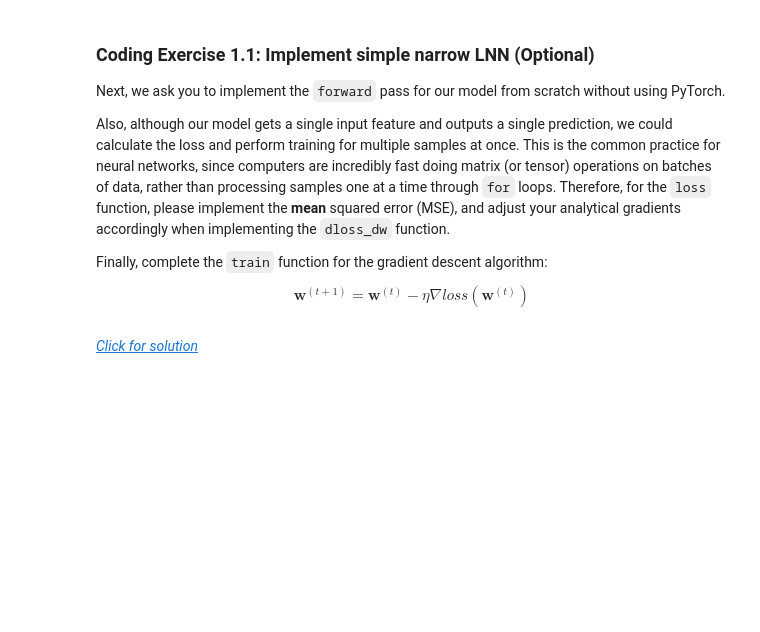
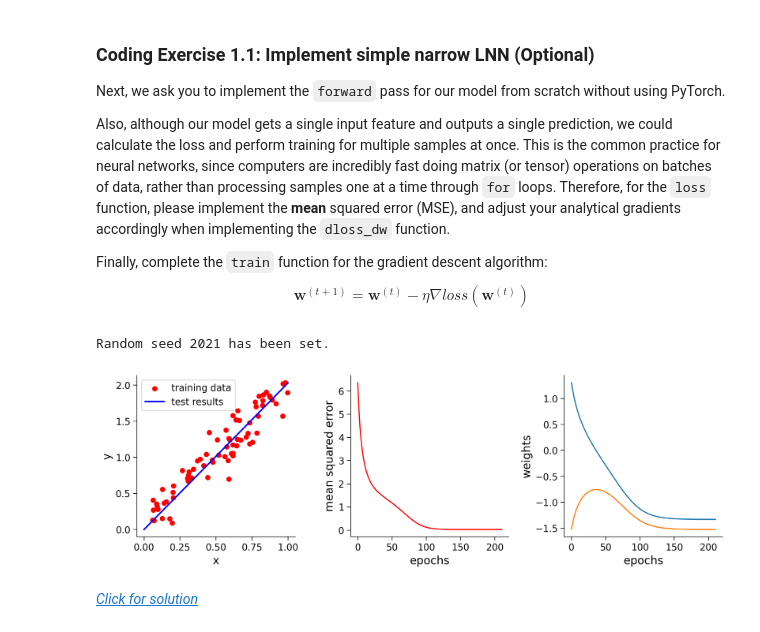
Before and after one commit to Xiaoyue-Zhou/NeuroMatch-DL, a Jupyter notebook: tutorials/W1D2_LinearDeepLearning/student/W1D2_Tutorial2.ipynb, the cells around one changed output. Drawn from its saved outputs; the diff is of its cells as text; code cells hidden in the pictures; blank space fills up the shorter version.

```diff
--- a/tutorials/W1D2_LinearDeepLearning/student/W1D2_Tutorial2.ipynb
+++ b/tutorials/W1D2_LinearDeepLearning/student/W1D2_Tutorial2.ipynb
@@ -969,9 +979,9 @@ class ShallowNarrowExercise:
     ## Implement the forward pass to calculate prediction
     ## Note that prediction is not the loss
     # Complete the function and remove or comment the line below
-    raise NotImplementedError("Forward Pass `forward`")
+    # raise NotImplementedError("Forward Pass `forward`")
     #################################################
-    y = ...
+    y = x * self.w1 * self.w2
     return y
 
 
@@ -995,10 +1005,10 @@ class ShallowNarrowExercise:
     #################################################
     ## Implement the gradient computation function
     # Complete the function and remove or comment the line below
-    raise NotImplementedError("Gradient of Loss `dloss_dw`")
+    # raise NotImplementedError("Gradient of Loss `dloss_dw`")
     #################################################
-    dloss_dw1 = ...
-    dloss_dw2 = ...
+    dloss_dw1 = (-2*(y_true - self.w1*self.w2*x)*self.w2*x).mean()
+    dloss_dw2 = (-2*(y_true - self.w1*self.w2*x)*self.w1*x).mean()
     return dloss_dw1, dloss_dw2
 
 
@@ -1034,10 +1044,10 @@ class ShallowNarrowExercise:
       #################################################
       ## Implement the gradient descent step
       # Complete the function and remove or comment the line below
-      raise NotImplementedError("Training loop `train`")
+      # raise NotImplementedError("Training loop `train`")
       #################################################
-      self.w1 -= ...
-      self.w2 -= ...
+      self.w1 -= lr * dloss_dw1
+      self.w2 -= lr * dloss_dw2
       weight_records[i] = [self.w1, self.w2]
 
     return loss_records, weight_records
@@ -1045,40 +1055,44 @@ class ShallowNarrowExercise:
 
 def loss(y_prediction, y_true):
   """
   Mean squared error
 
   Args:
     y_prediction: np.ndarray
       Model output (prediction)
     y_true: np.ndarray
       True label
 
   Returns:
     mse: np.ndarray
       Mean squared error loss
   """
   assert y_prediction.shape == y_true.shape
   #################################################
   ## Implement the MEAN squared error
   # Complete the function and remove or comment the line below
-  raise NotImplementedError("Loss function `loss`")
+  # raise NotImplementedError("Loss function `loss`")
   #################################################
-  mse = ...
+  mse = ((y_prediction - y_true)**2).mean()
   return mse
 
 
 
 set_seed(seed=SEED)
 n_epochs = 211
 learning_rate = 0.02
 initial_weights = [1.4, -1.6]
 x_train, y_train = gen_samples(n=73, a=2.0, sigma=0.2)
 x_eval = np.linspace(0.0, 1.0, 37, endpoint=True)
-## Uncomment to run
-# sn_model = ShallowNarrowExercise(initial_weights)
-# loss_log, weight_log = sn_model.train(x_train, y_train, learning_rate, n_epochs)
-# y_eval = sn_model.forward(x_eval)
-# plot_x_y_(x_train, y_train, x_eval, y_eval, loss_log, weight_log)
+
+# Uncomment to run
+sn_model = ShallowNarrowExercise(initial_weights)
+loss_log, weight_log = sn_model.train(x_train, y_train, learning_rate, n_epochs)
+y_eval = sn_model.forward(x_eval) # do prediction
+plot_x_y_(x_train, y_train, x_eval, y_eval, loss_log, weight_log)
+# %% [output]
+Random seed 2021 has been set.
+[figure, added]
 # %% [markdown]
 [*Click for solution*](https://github.com/NeuromatchAcademy/course-content-dl/tree/main/tutorials/W1D2_LinearDeepLearning/solutions/W1D2_Tutorial2_Solution_61f7913e.py)
 # %%
```
Also changed, not shown: parts of 9 cells of this notebook.
